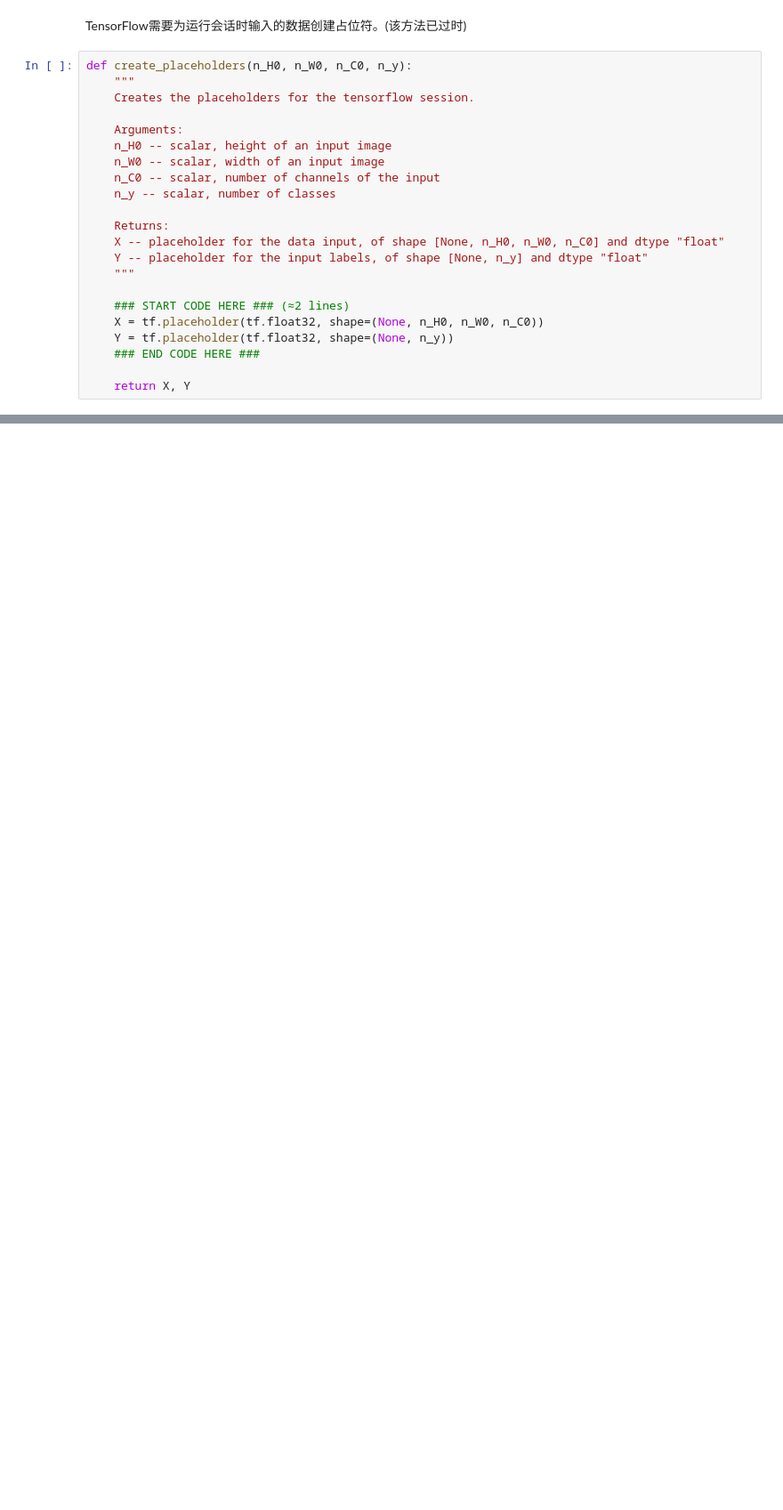
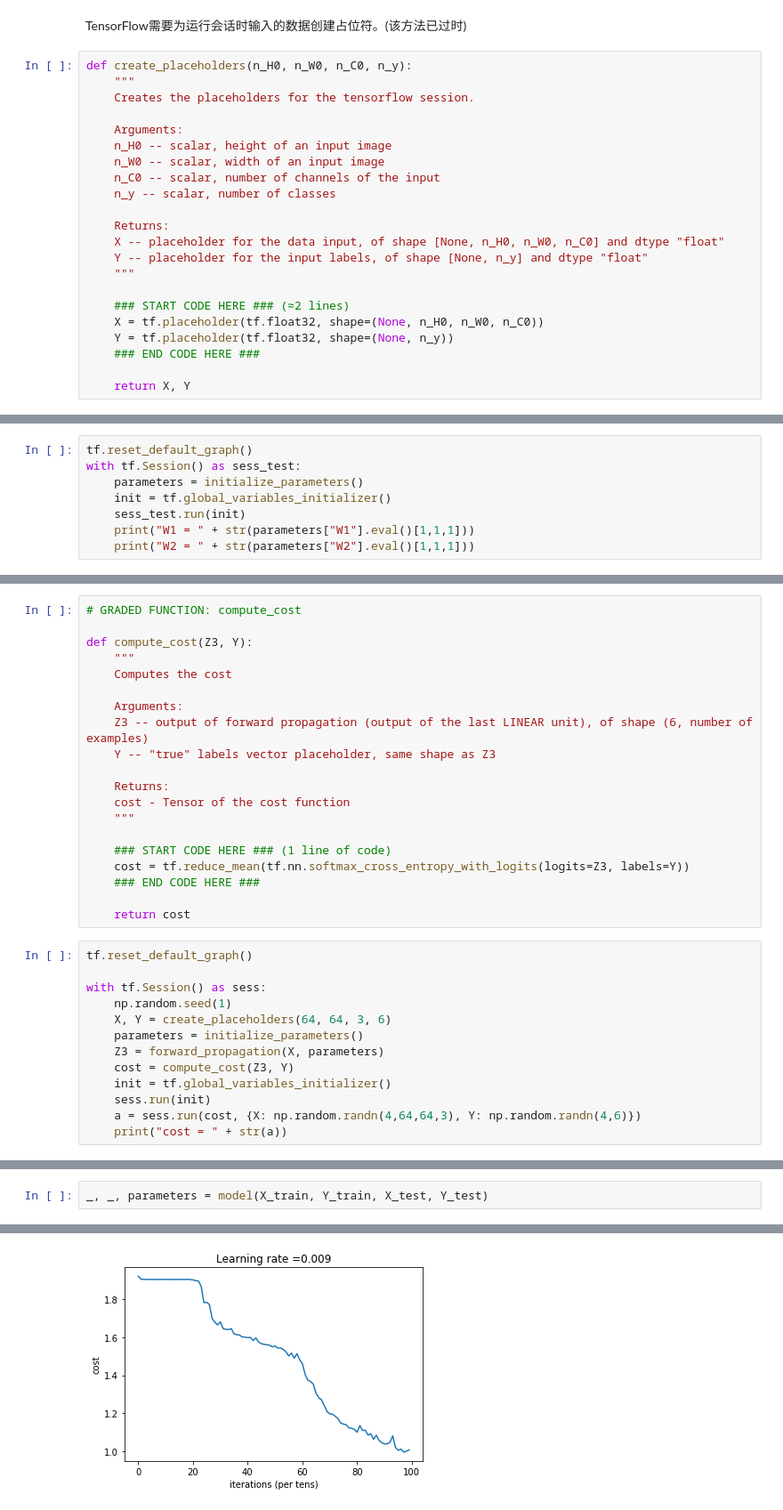
Before and after one commit to yor1ck61c/dl_start, a Jupyter notebook: dl_homework/lesson_4/week_1/cnn_tensorflow.ipynb, the cells around one changed output, grey strips where cells are left out. Shown: that part at 89% size. Cells and saved outputs as stored; diff of their text form; blank space fills up the shorter version.

Commit message:
finish L4W1H2:implement cnn with tensorflow

```diff
--- a/dl_homework/lesson_4/week_1/cnn_tensorflow.ipynb
+++ b/dl_homework/lesson_4/week_1/cnn_tensorflow.ipynb
@@ -58,0 +98,8 @@ def create_placeholders(n_H0, n_W0, n_C0, n_y):
+# %%
+tf.reset_default_graph()
+with tf.Session() as sess_test:
+    parameters = initialize_parameters()
+    init = tf.global_variables_initializer()
+    sess_test.run(init)
+    print("W1 = " + str(parameters["W1"].eval()[1,1,1]))
+    print("W2 = " + str(parameters["W2"].eval()[1,1,1]))
@@ -58,0 +160,33 @@ def create_placeholders(n_H0, n_W0, n_C0, n_y):
+# %%
+# GRADED FUNCTION: compute_cost
+
+def compute_cost(Z3, Y):
+    """
+    Computes the cost
+
+    Arguments:
+    Z3 -- output of forward propagation (output of the last LINEAR unit), of shape (6, number of examples)
+    Y -- "true" labels vector placeholder, same shape as Z3
+
+    Returns:
+    cost - Tensor of the cost function
+    """
+
+    ### START CODE HERE ### (1 line of code)
+    cost = tf.reduce_mean(tf.nn.softmax_cross_entropy_with_logits(logits=Z3, labels=Y))
+    ### END CODE HERE ###
+
+    return cost
+# %%
+tf.reset_default_graph()
+
+with tf.Session() as sess:
+    np.random.seed(1)
+    X, Y = create_placeholders(64, 64, 3, 6)
+    parameters = initialize_parameters()
+    Z3 = forward_propagation(X, parameters)
+    cost = compute_cost(Z3, Y)
+    init = tf.global_variables_initializer()
+    sess.run(init)
+    a = sess.run(cost, {X: np.random.randn(4,64,64,3), Y: np.random.randn(4,6)})
+    print("cost = " + str(a))
@@ -58,0 +315,3 @@ def create_placeholders(n_H0, n_W0, n_C0, n_y):
+# %%
+_, _, parameters = model(X_train, Y_train, X_test, Y_test)
+# %% [output]
@@ -58,0 +338 @@ def create_placeholders(n_H0, n_W0, n_C0, n_y):
+[figure, added]
```
Also changed, not shown: parts of 11 cells of this notebook, 1 other file.
